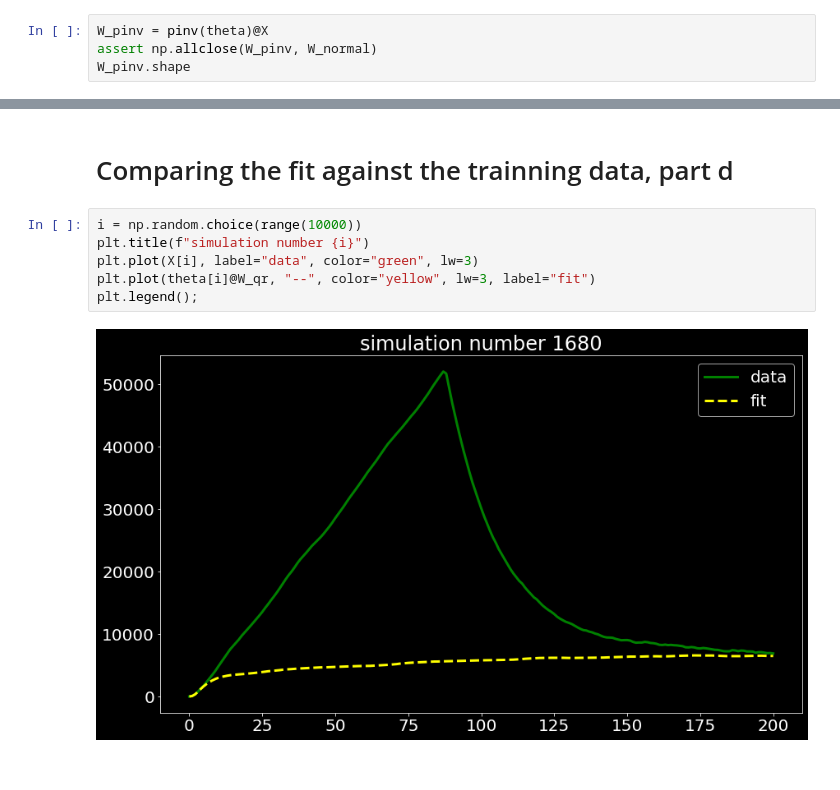
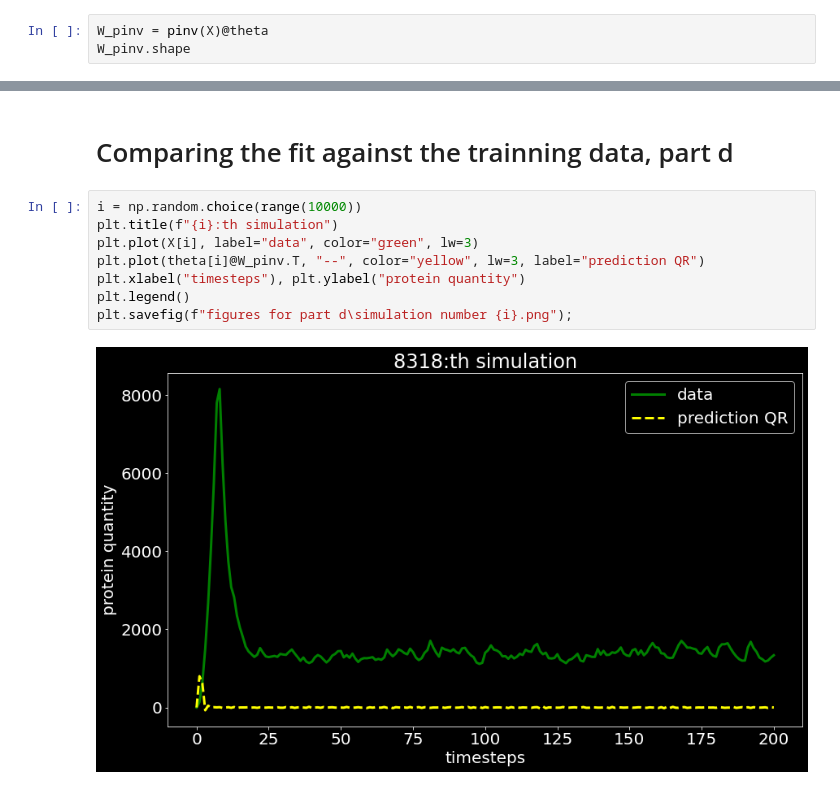
Before and after one commit to SunAndClouds/BlackyCat, a Jupyter notebook: Project BC.ipynb, the cells around one changed output, grey strips where cells are left out. Drawn from its saved outputs; the diff is of its cells as text.

```diff
--- a/Project BC.ipynb
+++ b/Project BC.ipynb
@@ -86,5 +80,4 @@ W_qr.shape
 # %%
-W_pinv = pinv(theta)@X
-assert np.allclose(W_pinv, W_normal)
+W_pinv = pinv(X)@theta
 W_pinv.shape
 # %% [output]
@@ -137,9 +147,11 @@ for i in range(1, 200, 10):
 # Comparing the fit against the trainning data, part d
 # %%
 i = np.random.choice(range(10000))
-plt.title(f"simulation number {i}")
+plt.title(f"{i}:th simulation")
 plt.plot(X[i], label="data", color="green", lw=3)
-plt.plot(theta[i]@W_qr, "--", color="yellow", lw=3, label="fit")
-plt.legend();
+plt.plot(theta[i]@W_pinv.T, "--", color="yellow", lw=3, label="prediction QR")
+plt.xlabel("timesteps"), plt.ylabel("protein quantity")
+plt.legend()
+plt.savefig(f"figures for part d\simulation number {i}.png");
 # %% [output]
-[figure, old version]
+[figure, new version]
```
Also changed, not shown: parts of 13 cells of this notebook.
